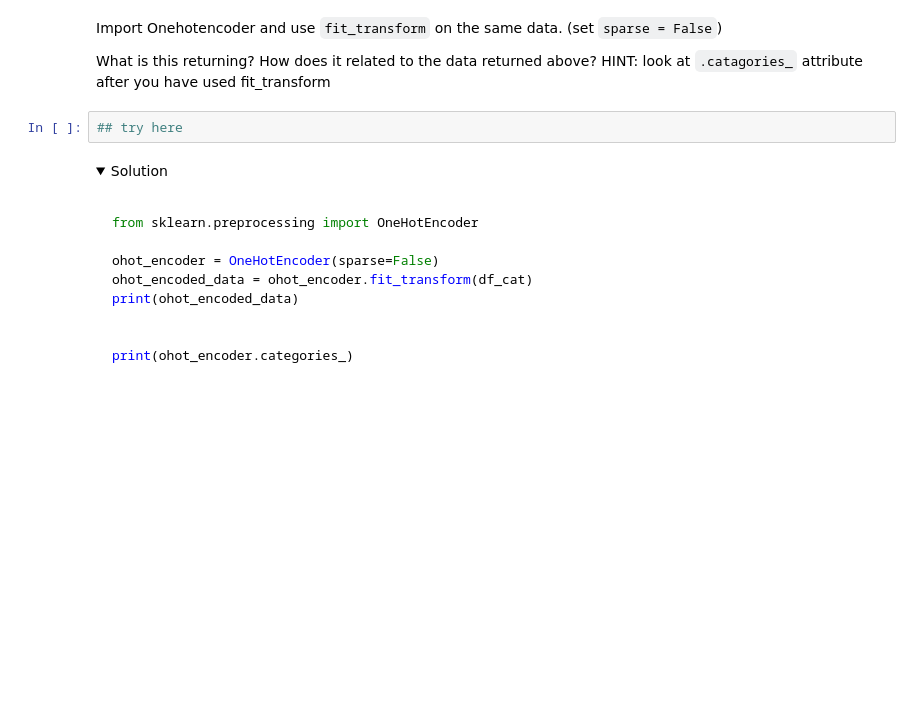
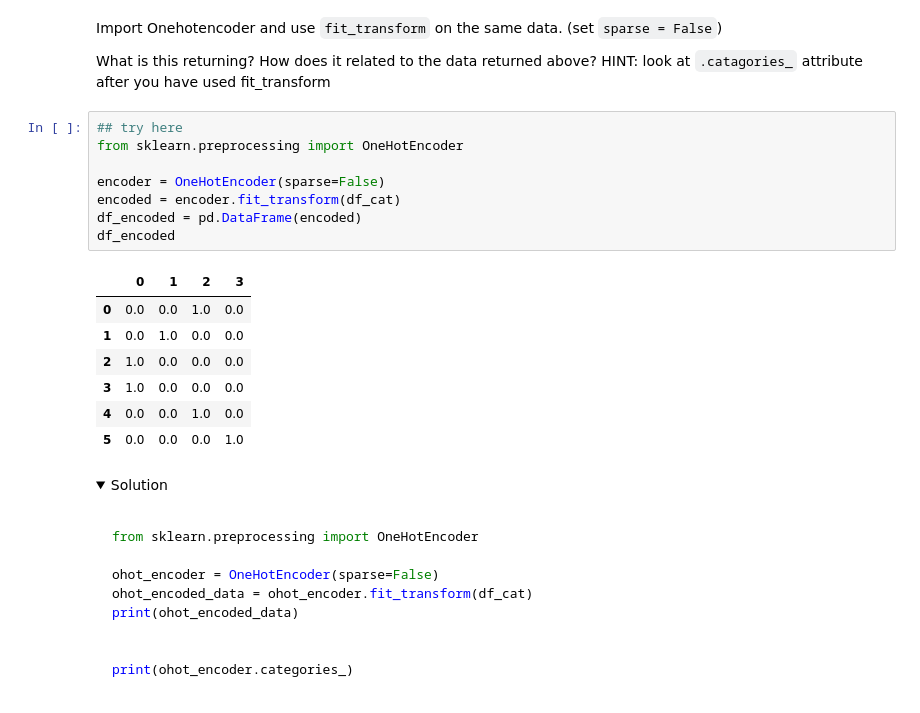
Before and after one commit to RaphaelBouvet/ML_1, a Jupyter notebook: notebooks/Pipelines_basics_challenge.ipynb, the cells around one changed output. Drawn from its saved outputs; the diff is of its cells as text; folded sections open; blank space fills up the shorter version.

Commit message:
Réalisation pipeline preprocessing et pipeline de fit
A faire => hyperparameter tuning et imputer pour données manquantes

```diff
--- a/notebooks/Pipelines_basics_challenge.ipynb
+++ b/notebooks/Pipelines_basics_challenge.ipynb
@@ -156,8 +192,22 @@ Import Onehotencoder and use `fit_transform` on the same data.  (set `sparse = F
 
 What is this returning? How does it related to the data returned above?
 HINT: look at `.catagories_` attribute after you have used fit_transform
-# %%
-## try here
+# %%
+## try here
+from sklearn.preprocessing import OneHotEncoder
+
+encoder = OneHotEncoder(sparse=False)
+encoded = encoder.fit_transform(df_cat)
+df_encoded = pd.DataFrame(encoded)
+df_encoded
+# %% [output]
+|  | 0 | 1 | 2 | 3 |
+| 0 | 0.0 | 0.0 | 1.0 | 0.0 |
+| 1 | 0.0 | 1.0 | 0.0 | 0.0 |
+| 2 | 1.0 | 0.0 | 0.0 | 0.0 |
+| 3 | 1.0 | 0.0 | 0.0 | 0.0 |
+| 4 | 0.0 | 0.0 | 1.0 | 0.0 |
+| 5 | 0.0 | 0.0 | 0.0 | 1.0 |
 # %% [markdown]
 <details><summary>Solution</summary><br>
 
```
Also changed, not shown: parts of 19 cells of this notebook, 6 other files.
